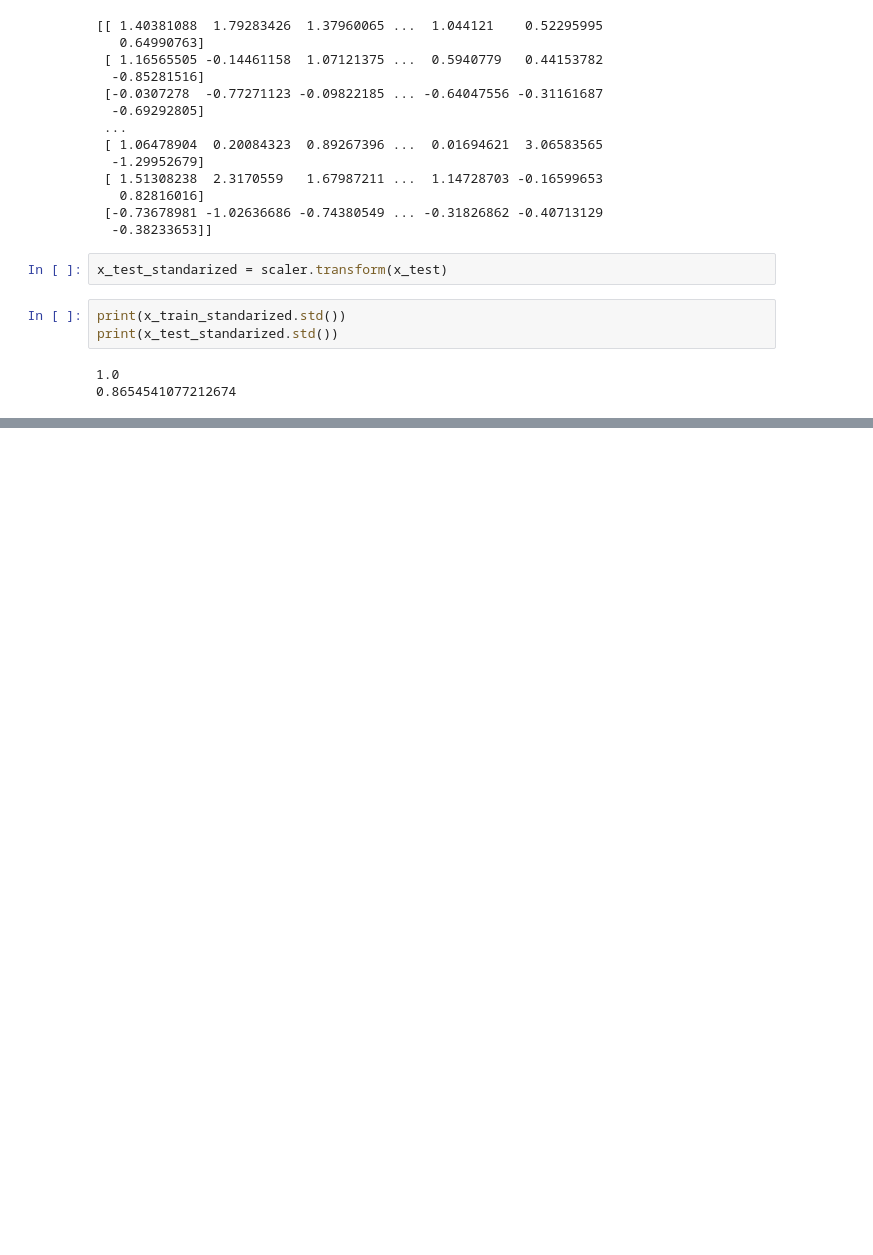
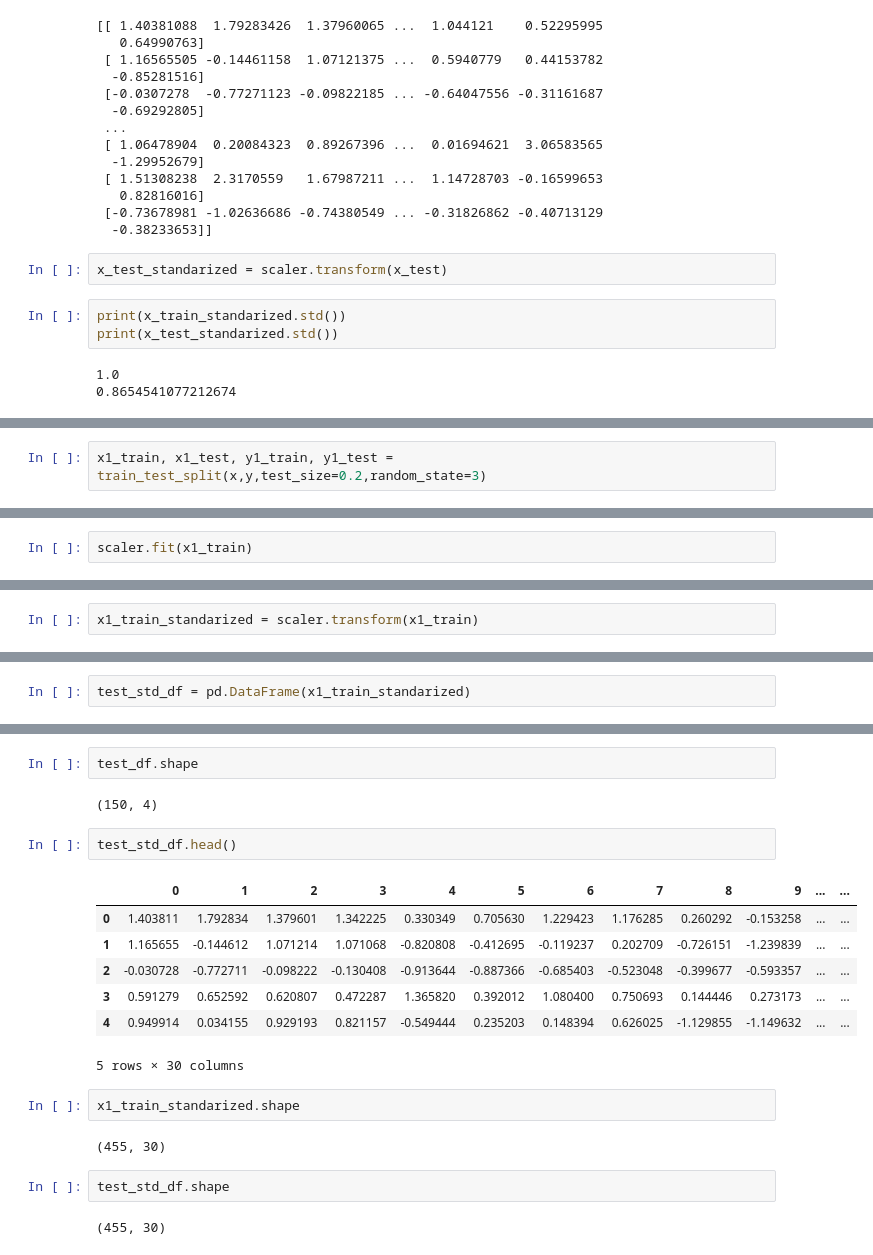
Before and after one commit to AnishSubedi07/ML-tutorials, a Jupyter notebook: Working With Datas/Data Standarization/Data Standarization.ipynb, the cells around one changed output, grey strips where cells are left out. Cells and saved outputs as stored; diff of their text form; blank space fills up the shorter version.

Commit message:
Some Modification In Data Standarization

```diff
--- a/Working With Datas/Data Standarization/Data Standarization.ipynb
+++ b/Working With Datas/Data Standarization/Data Standarization.ipynb
@@ -148,0 +211,2 @@ print(x_test_standarized.std())
+# %%
+x1_train, x1_test, y1_train, y1_test = train_test_split(x,y,test_size=0.2,random_state=3)
@@ -148,0 +233,2 @@ print(x_test_standarized.std())
+# %%
+scaler.fit(x1_train)
@@ -148,0 +237,2 @@ print(x_test_standarized.std())
+# %%
+x1_train_standarized = scaler.transform(x1_train)
@@ -148,0 +265,2 @@ print(x_test_standarized.std())
+# %%
+test_std_df = pd.DataFrame(x1_train_standarized)
@@ -148,0 +276,22 @@ print(x_test_standarized.std())
+# %%
+test_df.shape
+# %% [output]
+(150, 4)
+# %%
+test_std_df.head()
+# %% [output]
+|  | 0 | 1 | 2 | 3 | 4 | 5 | 6 | 7 | 8 | 9 | ... | ... |
+| 0 | 1.403811 | 1.792834 | 1.379601 | 1.342225 | 0.330349 | 0.705630 | 1.229423 | 1.176285 | 0.260292 | -0.153258 | ... | ... |
+| 1 | 1.165655 | -0.144612 | 1.071214 | 1.071068 | -0.820808 | -0.412695 | -0.119237 | 0.202709 | -0.726151 | -1.239839 | ... | ... |
+| 2 | -0.030728 | -0.772711 | -0.098222 | -0.130408 | -0.913644 | -0.887366 | -0.685403 | -0.523048 | -0.399677 | -0.593357 | ... | ... |
+| 3 | 0.591279 | 0.652592 | 0.620807 | 0.472287 | 1.365820 | 0.392012 | 1.080400 | 0.750693 | 0.144446 | 0.273173 | ... | ... |
+| 4 | 0.949914 | 0.034155 | 0.929193 | 0.821157 | -0.549444 | 0.235203 | 0.148394 | 0.626025 | -1.129855 | -1.149632 | ... | ... |
+5 rows × 30 columns
+# %%
+x1_train_standarized.shape
+# %% [output]
+(455, 30)
+# %%
+test_std_df.shape
+# %% [output]
+(455, 30)
```
Also changed, not shown: parts of 16 cells of this notebook, 1 other file.
